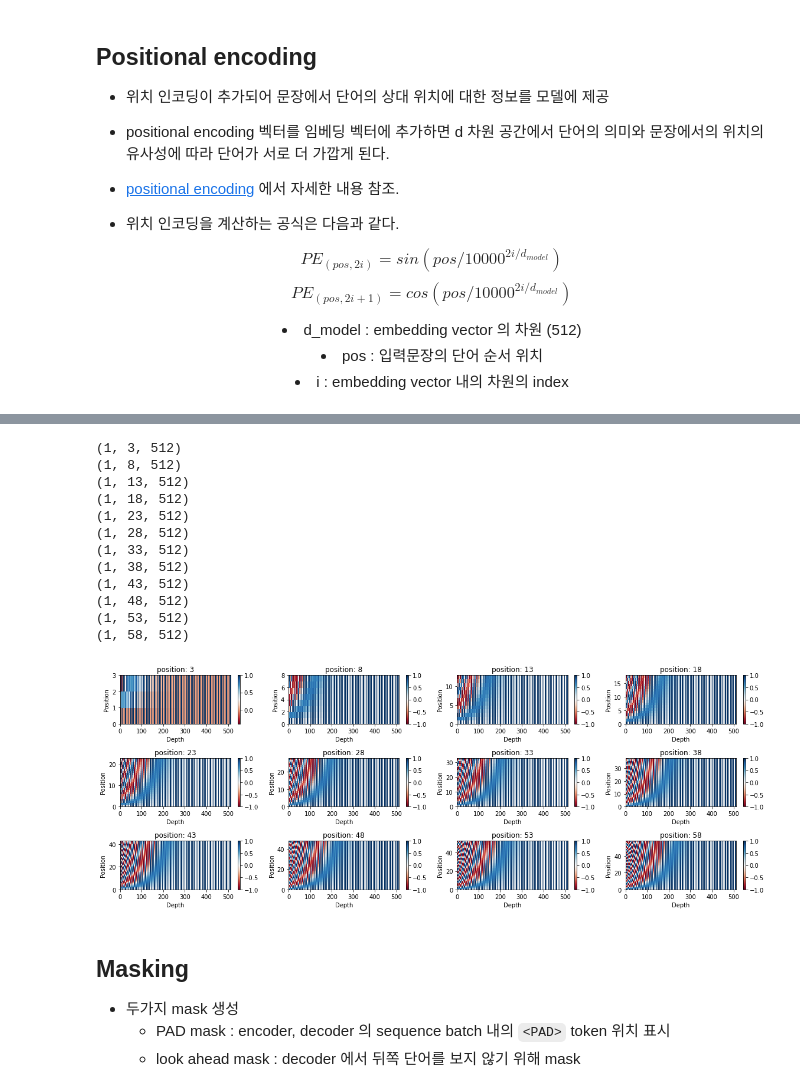
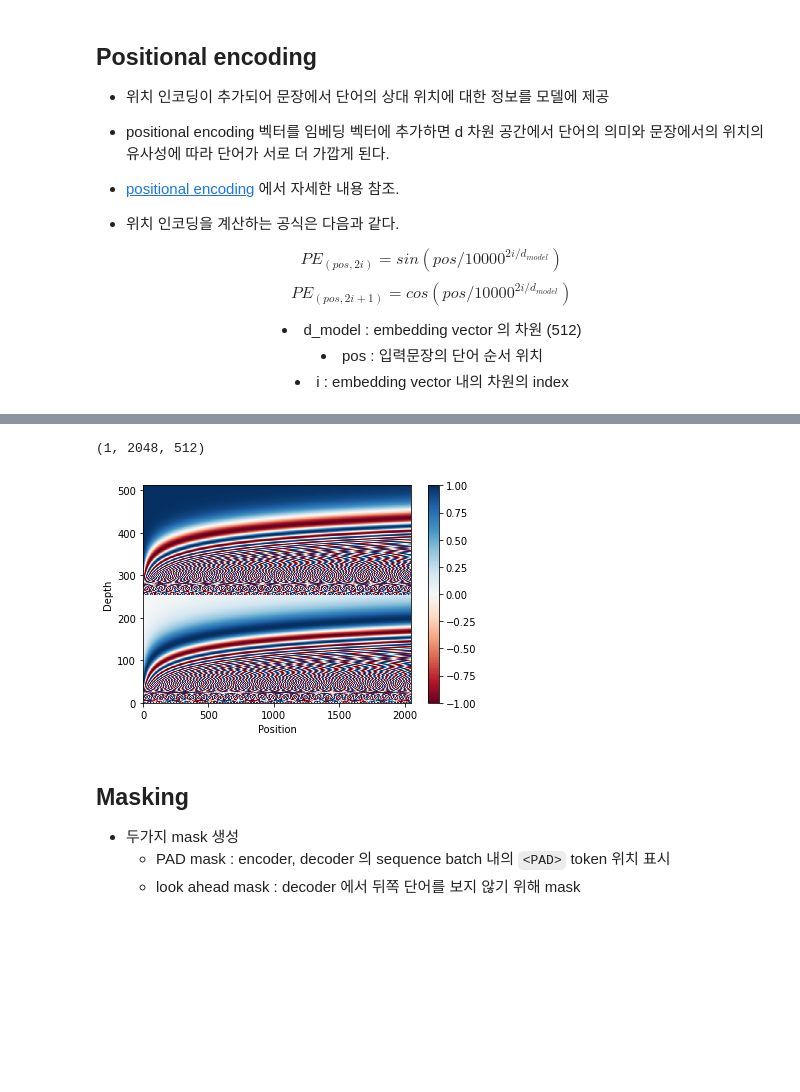
Before and after one commit to ironmanciti/NLP_lecture, a Jupyter notebook: 130_transformer.ipynb, the cells around one changed output, grey strips where cells are left out. Cells and saved outputs as stored; diff of their text form; code cells hidden in the pictures; blank space fills up the shorter version.

```diff
--- a/130_transformer.ipynb
+++ b/130_transformer.ipynb
@@ -292,25 +303,22 @@ plot_positional_encoding(ax, 50, 512)
-# %%
-fig, axes = plt.subplots(3, 4, figsize=(16, 6))
-axes = axes.ravel()
-
-for i in range(len(axes)):
-    plot_positional_encoding(axes[i], i*5+3, 512)
-
-plt.tight_layout()
-# %% [output]
-(1, 3, 512)
-(1, 8, 512)
-(1, 13, 512)
-(1, 18, 512)
-(1, 23, 512)
-(1, 28, 512)
-(1, 33, 512)
-(1, 38, 512)
-(1, 43, 512)
-(1, 48, 512)
-(1, 53, 512)
-(1, 58, 512)
-[figure, removed]
+# %%
+n, d = 2048, 512
+pos_encoding = positional_encoding(n, d)
+print(pos_encoding.shape)
+pos_encoding = pos_encoding[0]
+
+# Juggle the dimensions for the plot
+pos_encoding = tf.reshape(pos_encoding, (n, d//2, 2))
+pos_encoding = tf.transpose(pos_encoding, (2, 1, 0))
+pos_encoding = tf.reshape(pos_encoding, (d, n))
+
+plt.pcolormesh(pos_encoding, cmap='RdBu')
+plt.ylabel('Depth')
+plt.xlabel('Position')
+plt.colorbar()
+plt.show()
+# %% [output]
+(1, 2048, 512)
+[figure, added]
 # %% [markdown]
 ## Masking
 
```
Also changed, not shown: parts of 98 cells of this notebook, 26 other files.
